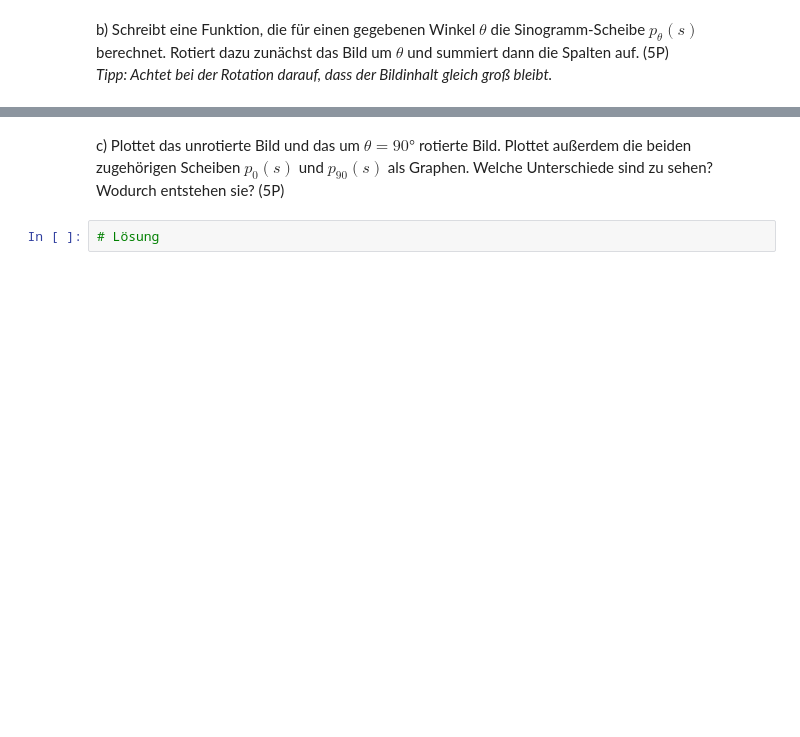
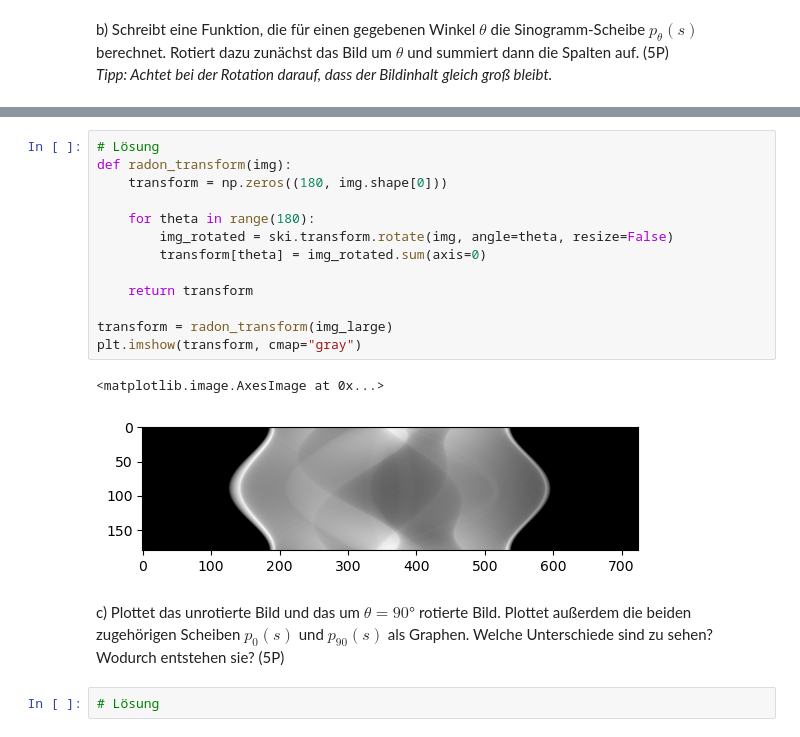
Before and after one commit to TimNogga/MedizinischeBildAnalyseBonn, a Jupyter notebook: mba-04/MBA_04.ipynb, the cells around one changed output, grey strips where cells are left out. Saved outputs shown, nothing was run; the diff lists cells and outputs as text; blank space fills up the shorter version.

```diff
--- a/mba-04/MBA_04.ipynb
+++ b/mba-04/MBA_04.ipynb
@@ -231,3 +226,19 @@ _Tipp: Achtet bei der Rotation darauf, dass der Bildinhalt gleich groß bleibt._
+# %%
+# Lösung
+def radon_transform(img):
+	transform = np.zeros((180, img.shape[0]))
+
+	for theta in range(180):
+		img_rotated = ski.transform.rotate(img, angle=theta, resize=False)
+		transform[theta] = img_rotated.sum(axis=0)
+
+	return transform
+
+transform = radon_transform(img_large)
+plt.imshow(transform, cmap="gray")
+# %% [output]
+<matplotlib.image.AxesImage at 0x...>
+[figure, added]
 # %% [markdown]
 c) Plottet das unrotierte Bild und das um $\theta = 90°$ rotierte Bild. Plottet außerdem die beiden zugehörigen Scheiben $p_0(s)$ und  $p_{90}(s)$ als Graphen. Welche Unterschiede sind zu sehen? Wodurch entstehen sie? (5P)
 # %%
```
Also changed, not shown: parts of 4 cells of this notebook.
